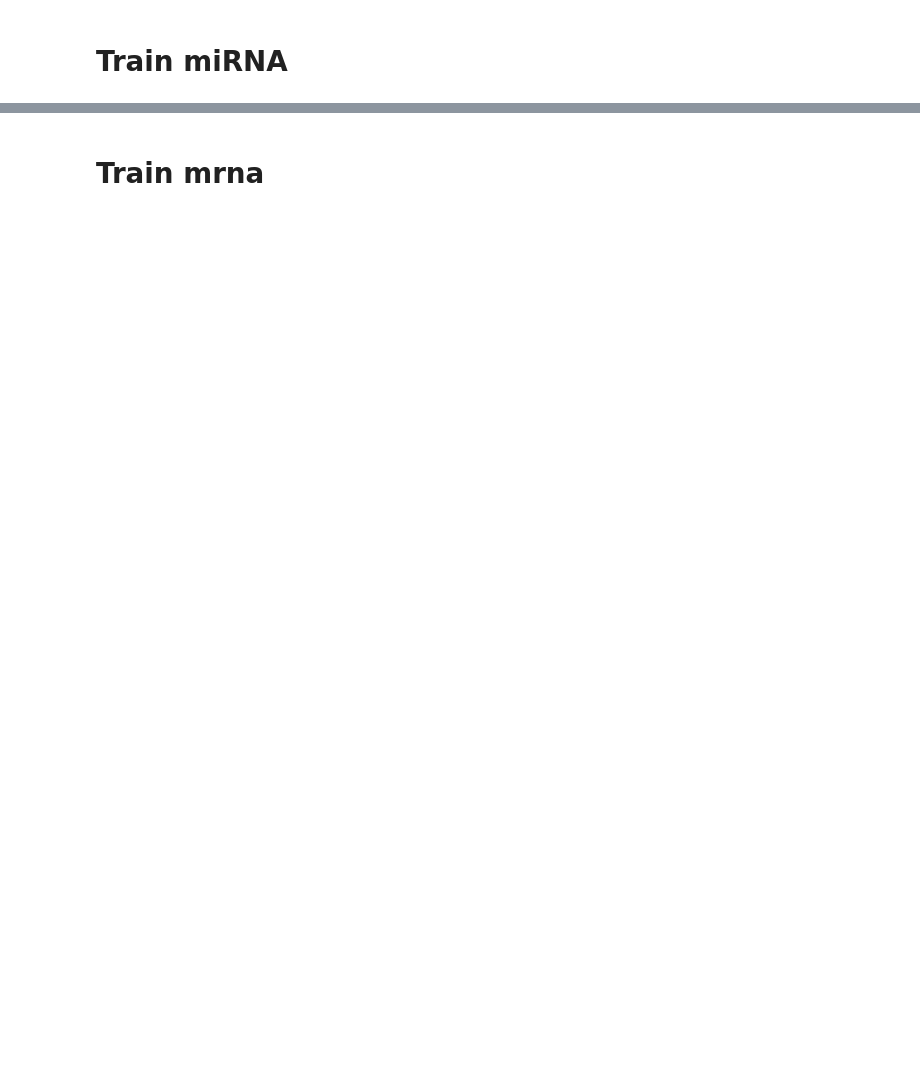
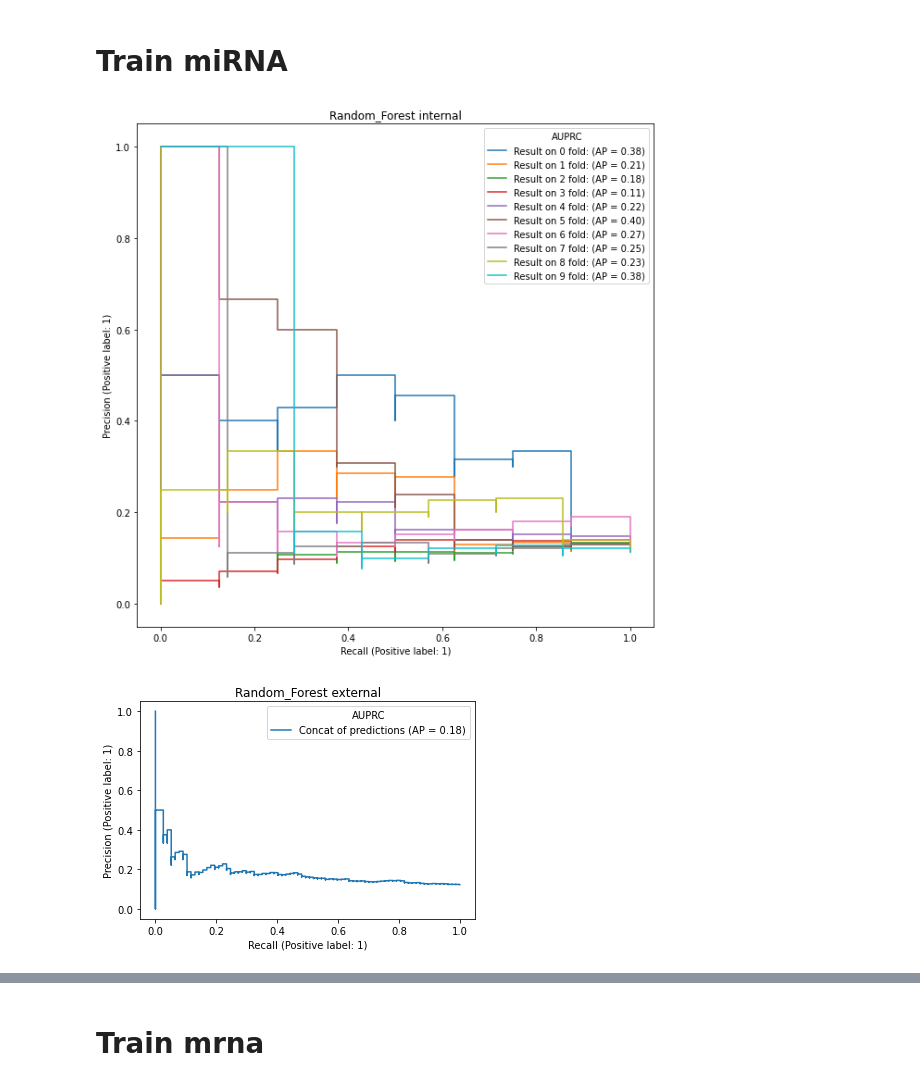
Before and after one commit to aleberans/Analisi-dati-multi-omici-per-la-predizione-della-prognosi-di-pazienti-oncologici, a Jupyter notebook: Experiments_using_R_Function_mannwhtiney_and_multivariate_feature_selection.ipynb, the cells around one changed output, grey strips where cells are left out. Cells and saved outputs as stored; diff of their text form; code cells hidden in the pictures; blank space fills up the shorter version.

```diff
--- a/Experiments_using_R_Function_mannwhtiney_and_multivariate_feature_selection.ipynb
+++ b/Experiments_using_R_Function_mannwhtiney_and_multivariate_feature_selection.ipynb
@@ -587,7 +589,10 @@ train_using_multivariate(df_proteins_removed, label, list_selected_feature_prote
 # %% [markdown]
 # Train miRNA
 # %%
-list_selected_feature_mirna = train_using_mann_whitney(
+list_selected_feature_mirna = train_using_mann_whitney_on_fold(
     df_mirna_removed, label, 10, 'mirna', 'r_function_with_mannwhitney',
     'Experiments_using_R_Function_mannwhtiney_and_multivariate_feature_selection_on_fold/')
+# %% [output]
+[figure, added]
+[figure, added]
 # %%
```
Also changed, not shown: parts of 42 cells of this notebook, 4 other files.
